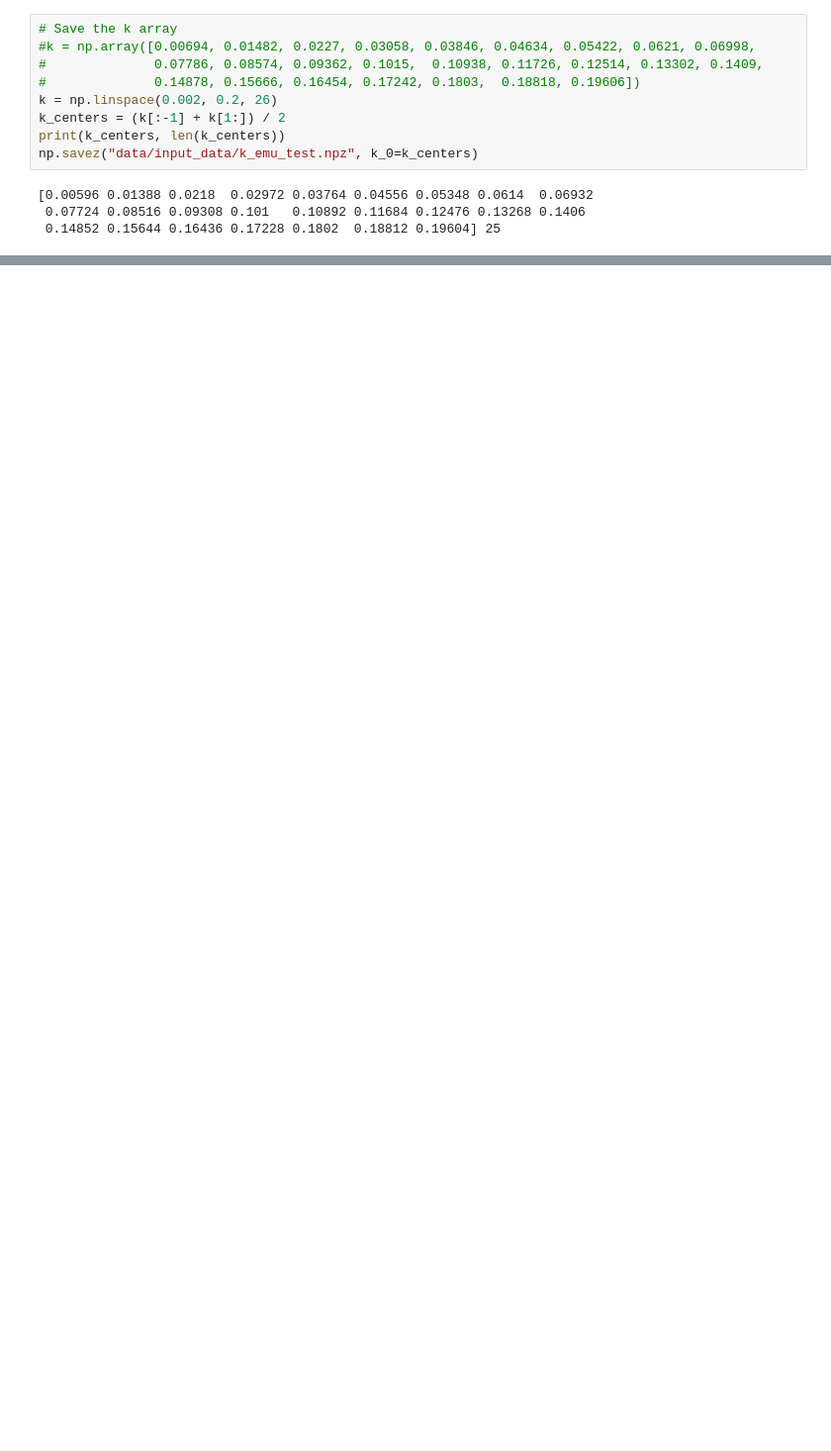
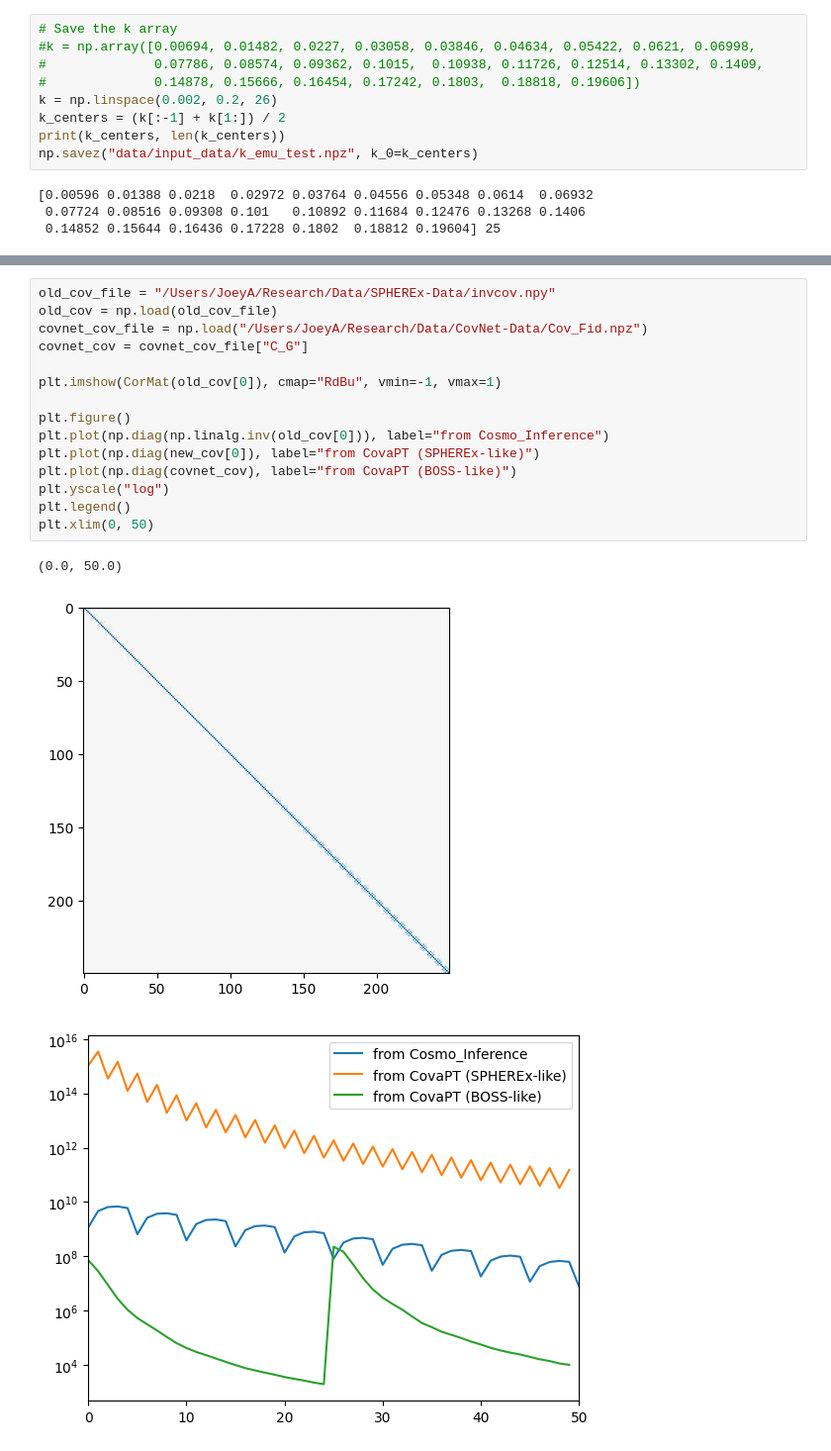
Before and after one commit to jadamo/covapt_mt, a Jupyter notebook: test_mt_covapt.ipynb, the cells around one changed output, grey strips where cells are left out. Shown: that part at 99% size. Saved outputs shown, nothing was run; the diff lists cells and outputs as text; blank space fills up the shorter version.

```diff
--- a/test_mt_covapt.ipynb
+++ b/test_mt_covapt.ipynb
@@ -242,0 +276,19 @@ np.savez("data/input_data/k_emu_test.npz", k_0=k_centers)
+# %%
+old_cov_file = "/Users/JoeyA/Research/Data/SPHEREx-Data/invcov.npy"
+old_cov = np.load(old_cov_file)
+covnet_cov_file = np.load("/Users/JoeyA/Research/Data/CovNet-Data/Cov_Fid.npz")
+covnet_cov = covnet_cov_file["C_G"]
+
+plt.imshow(CorMat(old_cov[0]), cmap="RdBu", vmin=-1, vmax=1)
+
+plt.figure()
+plt.plot(np.diag(np.linalg.inv(old_cov[0])), label="from Cosmo_Inference")
+plt.plot(np.diag(new_cov[0]), label="from CovaPT (SPHEREx-like)")
+plt.plot(np.diag(covnet_cov), label="from CovaPT (BOSS-like)")
+plt.yscale("log")
+plt.legend()
+plt.xlim(0, 50)
+# %% [output]
+(0.0, 50.0)
+[figure, added]
+[figure, added]
```
Also changed, not shown: parts of 8 cells of this notebook, 4 other files.
